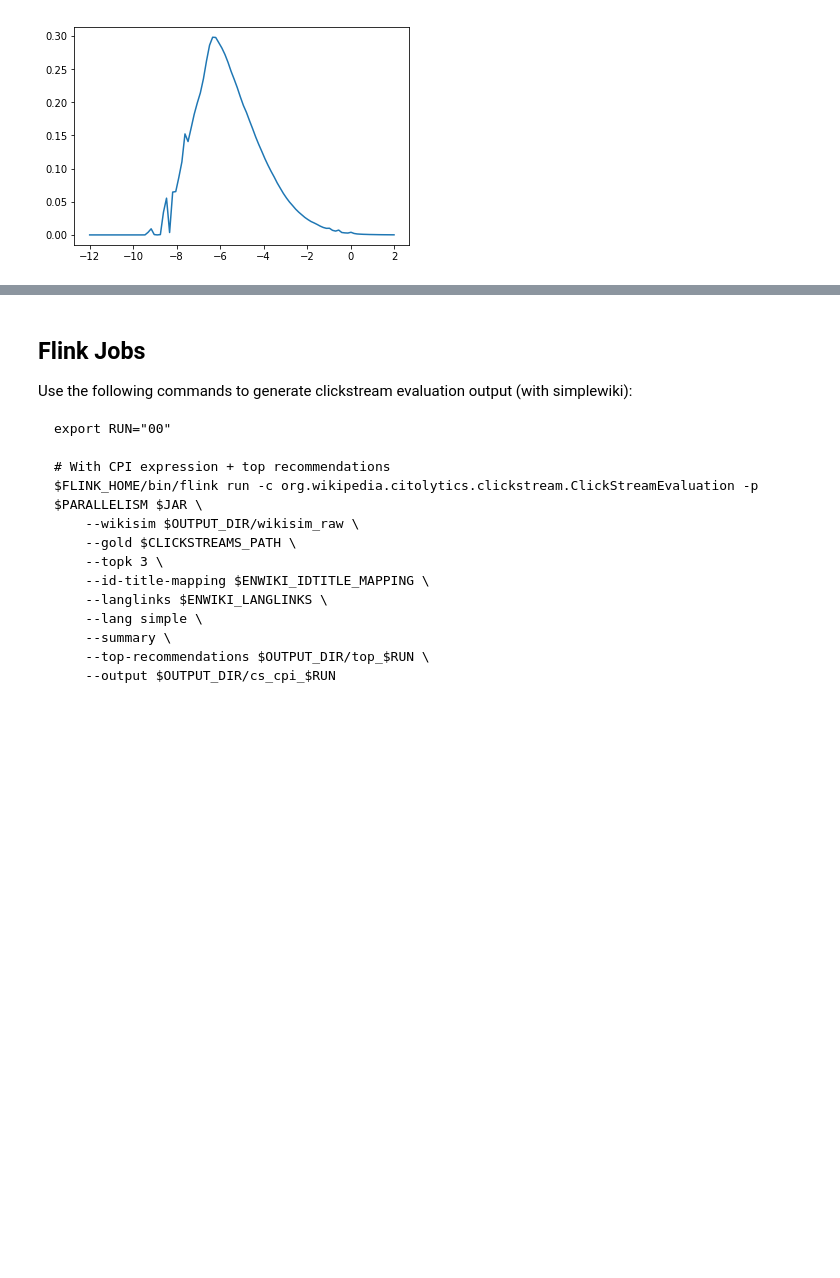
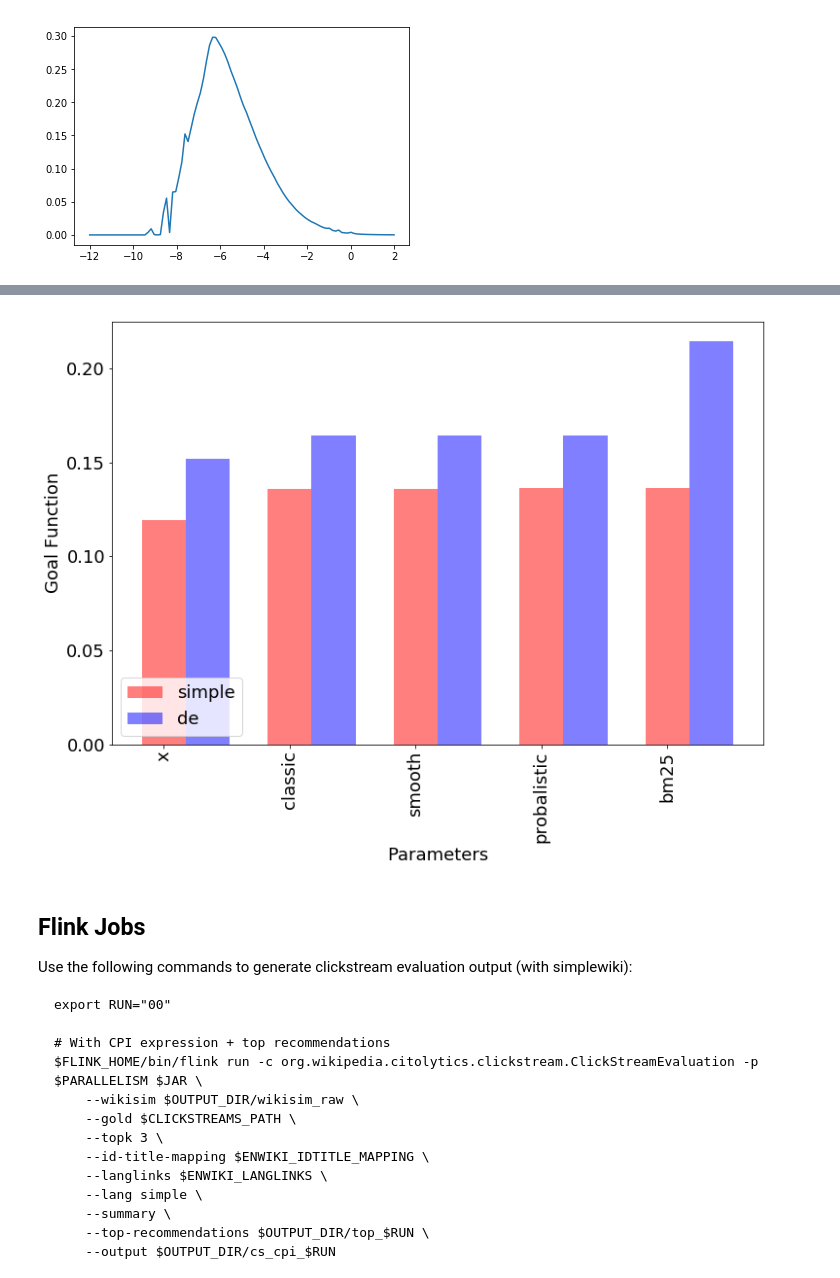
Before and after one commit to malteos/citolytics-docker, a Jupyter notebook: evaluation/CPI.ipynb, the cells around one changed output, grey strips where cells are left out. Cells and saved outputs as stored; diff of their text form; code cells hidden in the pictures; blank space fills up the shorter version.

```diff
--- a/evaluation/CPI.ipynb
+++ b/evaluation/CPI.ipynb
@@ -315,3 +349,26 @@ print(tabulate(df[['equation','proximity','top_k_clicks','ctr','top_rec_count',
+# %%
+from pylab import rcParams
+rcParams['figure.figsize'] = 12, 8
+rcParams['font.size'] = 18
+
+def df_plot(dfs, labels, colors):
+    width = 0.35
+    fig, ax = plt.subplots()
+
+    for key, df in enumerate(dfs):
+        ax.bar(df.index + key * width, df['f'], width, color=colors[key], alpha=.5, label=labels[key])
+
+    ax.set_xlabel("Parameters")
+    ax.set_ylabel("Goal Function")
+    ax.set_xticklabels(dfs[0]['label'], rotation='vertical')
+    ax.set_xticks(np.arange(len( dfs[0]['f'])))
+
+    ax.legend(loc='lower left')
+    plt.show()
+
+df_plot([df_simple, df_de], ['simple', 'de'], ['r', 'b'])
+# %% [output]
+[figure, added]
 # %% [markdown]
 ## Flink Jobs
 
```
Also changed, not shown: parts of 9 cells of this notebook, 6 other files.
